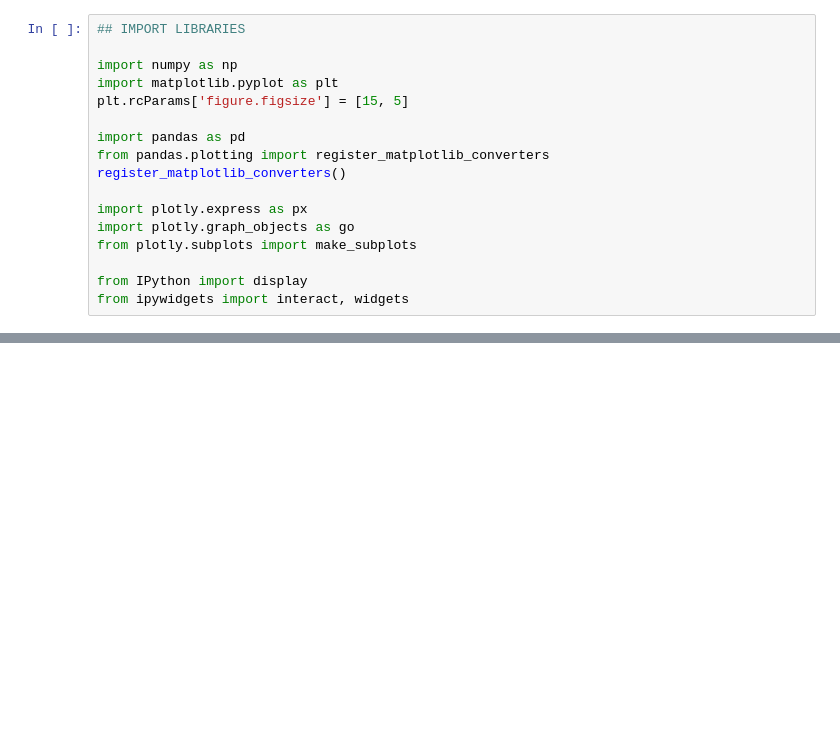
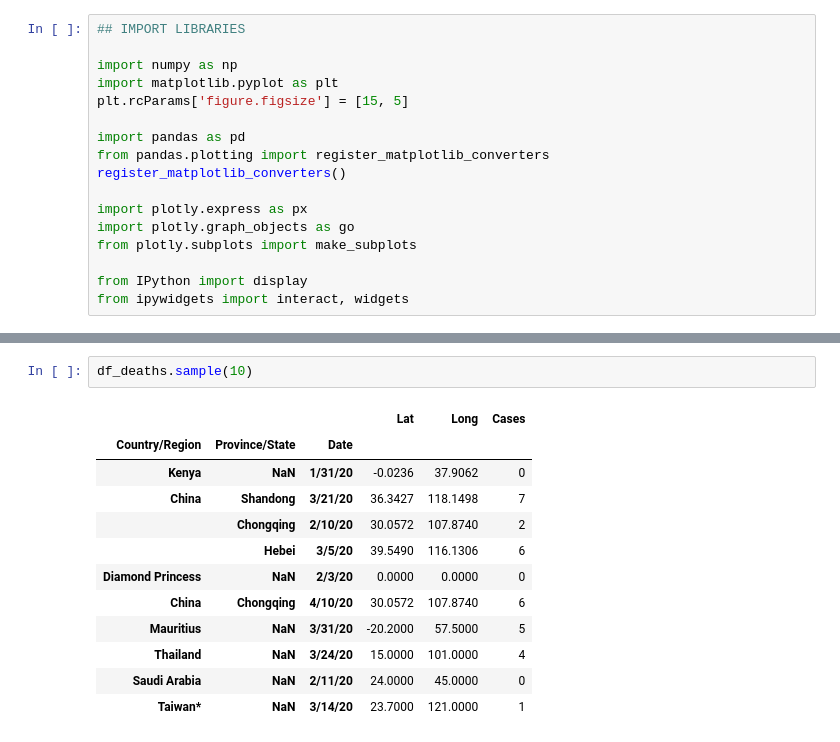
Before and after one commit to Intruz01/KoronaScience, a Jupyter notebook: Day1.ipynb, the cells around one changed output, grey strips where cells are left out. Saved outputs shown, nothing was run; the diff lists cells and outputs as text; blank space fills up the shorter version.

```diff
--- a/Day1.ipynb
+++ b/Day1.ipynb
@@ -25,0 +37,15 @@ Recoveries_raw=pd.read_csv('https://raw.githubusercontent.com/CSSEGISandData/COV
+# %%
+df_deaths.sample(10)
+# %% [output]
+|  |  |  | Lat | Long | Cases |
+| Country/Region | Province/State | Date |  |  |  |
+| Kenya | NaN | 1/31/20 | -0.0236 | 37.9062 | 0 |
+| China | Shandong | 3/21/20 | 36.3427 | 118.1498 | 7 |
+|  | Chongqing | 2/10/20 | 30.0572 | 107.8740 | 2 |
+|  | Hebei | 3/5/20 | 39.5490 | 116.1306 | 6 |
+| Diamond Princess | NaN | 2/3/20 | 0.0000 | 0.0000 | 0 |
+| China | Chongqing | 4/10/20 | 30.0572 | 107.8740 | 6 |
+| Mauritius | NaN | 3/31/20 | -20.2000 | 57.5000 | 5 |
+| Thailand | NaN | 3/24/20 | 15.0000 | 101.0000 | 4 |
+| Saudi Arabia | NaN | 2/11/20 | 24.0000 | 45.0000 | 0 |
+| Taiwan* | NaN | 3/14/20 | 23.7000 | 121.0000 | 1 |
```
Also changed, not shown: parts of 7 cells of this notebook.
